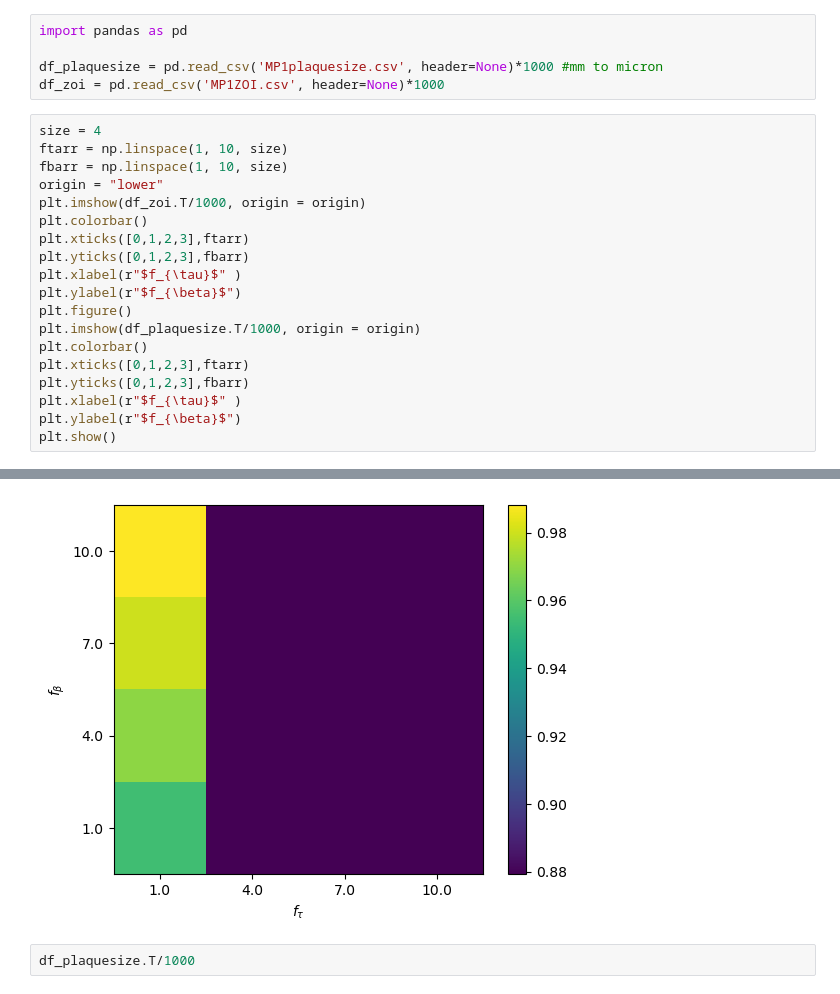
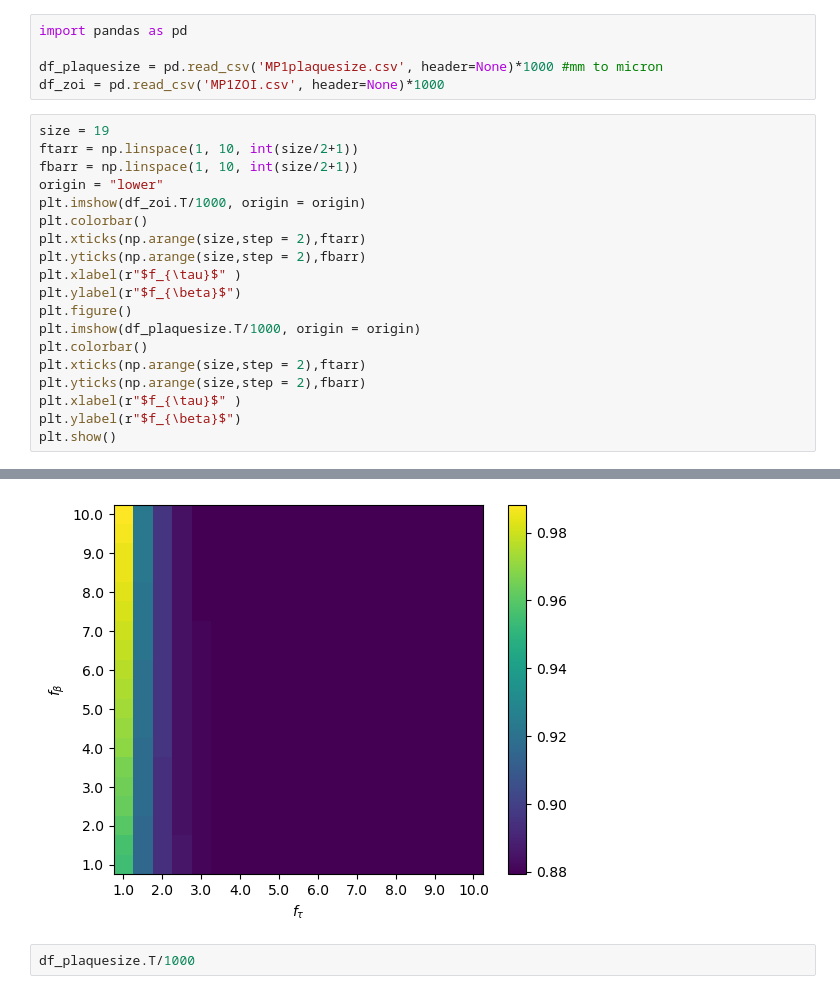
Before and after one commit to UlrikHvid/Competitive-advantages-of-T-even-phage-lysis-inhibition-in-response-to-secondary-infection, a Jupyter notebook: Fig4A_plotter.ipynb, the cells around one changed output, grey strips where cells are left out. Cells and saved outputs as stored; diff of their text form.

```diff
--- a/Fig4A_plotter.ipynb
+++ b/Fig4A_plotter.ipynb
@@ -7,21 +7,21 @@ import pandas as pd
 df_plaquesize = pd.read_csv('MP1plaquesize.csv', header=None)*1000 #mm to micron
 df_zoi = pd.read_csv('MP1ZOI.csv', header=None)*1000
 # %%
-size = 4
-ftarr = np.linspace(1, 10, size)
-fbarr = np.linspace(1, 10, size)
+size = 19
+ftarr = np.linspace(1, 10, int(size/2+1))
+fbarr = np.linspace(1, 10, int(size/2+1))
 origin = "lower"
 plt.imshow(df_zoi.T/1000, origin = origin)
 plt.colorbar()
-plt.xticks([0,1,2,3],ftarr)
-plt.yticks([0,1,2,3],fbarr)
+plt.xticks(np.arange(size,step = 2),ftarr)
+plt.yticks(np.arange(size,step = 2),fbarr)
 plt.xlabel(r"$f_{\tau}$" )
 plt.ylabel(r"$f_{\beta}$")
 plt.figure()
 plt.imshow(df_plaquesize.T/1000, origin = origin)
 plt.colorbar()
-plt.xticks([0,1,2,3],ftarr)
-plt.yticks([0,1,2,3],fbarr)
+plt.xticks(np.arange(size,step = 2),ftarr)
+plt.yticks(np.arange(size,step = 2),fbarr)
 plt.xlabel(r"$f_{\tau}$" )
 plt.ylabel(r"$f_{\beta}$")
 plt.show()
@@ -30,4 +30,4 @@ plt.show()
-[figure, old version]
+[figure, new version]
 # %%
 df_plaquesize.T/1000
 # %% [output]
```
Also changed, not shown: parts of 1 cell of this notebook.
